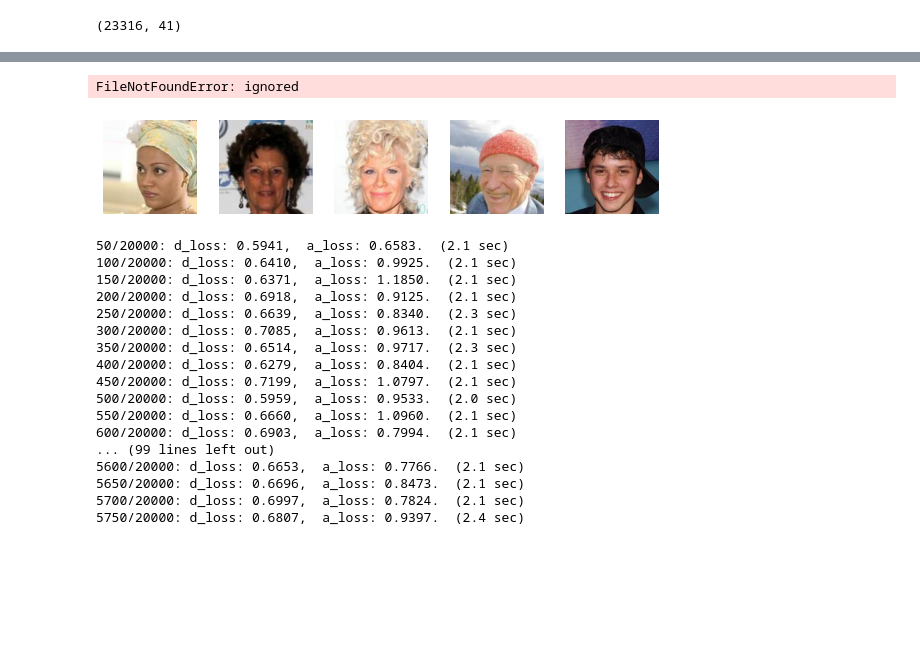
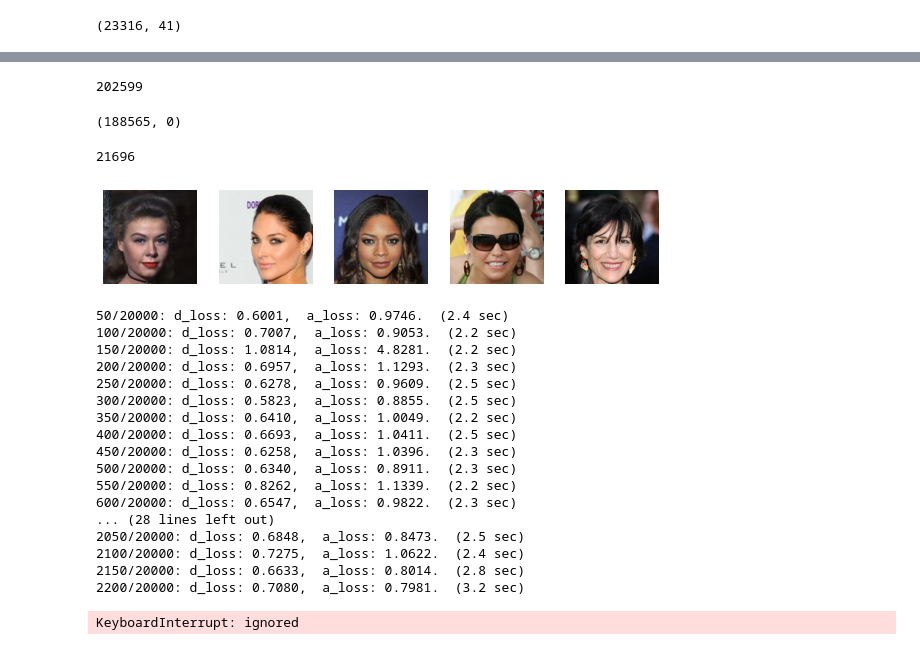
Before and after one commit to GrueneKatze/GANs, a Jupyter notebook: Face_generation.ipynb, the cells around one changed output, grey strips where cells are left out. Drawn from its saved outputs; the diff is of its cells as text; code cells hidden in the pictures; blank space fills up the shorter version.

```diff
--- a/Face_generation.ipynb
+++ b/Face_generation.ipynb
@@ -248 +248,6 @@ fblackh.sample(3)
+# %%
+im_names = fblackh['image_id'].to_list()
+#im_names
+# %%
+c= im_names[1620:]
 # %%
@@ -252,40 +266,54 @@ False
+# %%
+os.listdir('/content/gdrive/MyDrive/Celeba/cel/img_align_celeba')[:10]
+#len(os.listdir('/content/gdrive/MyDrive/Celeba/cel/img_align_celeba'))
+#os.path.isfile('/content/gdrive/MyDrive/Celeba/cel/img_align_celeba/000011.jpg')
+# %% [output]
+202599
 # %%
-l = ['080129.jpg', '175809.jpg']
-for i in l:
+#l = ['080129.jpg', '175809.jpg']
+#l = ['000011.jpg', '000017.jpg']
+for i in c:#im_names:
   shutil.move('/content/gdrive/MyDrive/Celeba/cel/img_align_celeba/'+i, '/content/gdrive/MyDrive/Celeba/femblackh')
-# %% [output]
-FileNotFoundError: ignored
+# %%
+len(os.listdir('/content/gdrive/MyDrive/Celeba/cel/img_align_celeba')), len(os.listdir('/content/gdrive/MyDrive/Celeba/femblackh'))
+# %% [output]
+(188565, 0)
+# %%
+#len(os.listdir('/content/gdrive/MyDrive/Celeba/cel/img_align_celeba')), len(os.listdir('/content/gdrive/MyDrive/Celeba/femblackh'))
+len(os.listdir('/content/gdrive/MyDrive/Celeba/femblackh'))
+# %% [output]
+21696
 # %%
 #4
 # %%
 
 #
 
-PIC_DIR = '/content/gdrive/MyDrive/Celeba/cel/img_align_celeba/'
+PIC_DIR = '/content/gdrive/MyDrive/Celeba/femblackh/'#'/content/gdrive/MyDrive/Celeba/cel/img_align_celeba/'
 #r'C:\Users\Tanya\Desktop\img_align_celeba'#r'C:\Users\Tanya\Desktop\GAN_Celeba\img_align_celeba'
 #r'C:\Users\Tanya\Desktop\GAN_Celeba\img_align_celeba'#r'C:\Users\Tanya\Desktop\GAN_Celeba\img_align_celeba/'
-IMAGES_COUNT = 10000
+IMAGES_COUNT = 23316
 ORIG_WIDTH = 178
 ORIG_HEIGHT = 208
 diff = (ORIG_HEIGHT - ORIG_WIDTH) // 2
 WIDTH = 128
 HEIGHT = 128
 crop_rect = (0, diff, ORIG_WIDTH, ORIG_HEIGHT - diff)
 images = []
 for pic_file in tqdm(os.listdir(PIC_DIR)[:IMAGES_COUNT]):
     pic = Image.open(PIC_DIR + pic_file).crop(crop_rect)
     pic.thumbnail((WIDTH, HEIGHT), Image.ANTIALIAS)
     images.append(np.uint8(pic)) #Normalize the images
 images = np.array(images) / 255
-images.shape #print first 25 images
+images.shape #print first 5 images
 plt.figure(1, figsize=(10, 10))
 for i in range(5):
     plt.subplot(5, 5, i+1)
     plt.imshow(images[i])
     plt.axis('off')
 plt.show()
 # %% [output]
-[figure, old version]
+[figure, new version]
 # %%
 #https://github.com/nageshsinghc4/Face-generation-GAN/blob/master/face_GAN.ipynb
 LATENT_DIM = 32
@@ -428,20 +456,21 @@ plt.xlabel('Epochs')
 plt.ylabel('Adversary losses')
 plt.show()
 # %% [output]
-50/20000: d_loss: 0.5941,  a_loss: 0.6583.  (2.1 sec)
-100/20000: d_loss: 0.6410,  a_loss: 0.9925.  (2.1 sec)
-150/20000: d_loss: 0.6371,  a_loss: 1.1850.  (2.1 sec)
-200/20000: d_loss: 0.6918,  a_loss: 0.9125.  (2.1 sec)
-250/20000: d_loss: 0.6639,  a_loss: 0.8340.  (2.3 sec)
-300/20000: d_loss: 0.7085,  a_loss: 0.9613.  (2.1 sec)
-350/20000: d_loss: 0.6514,  a_loss: 0.9717.  (2.3 sec)
-400/20000: d_loss: 0.6279,  a_loss: 0.8404.  (2.1 sec)
-450/20000: d_loss: 0.7199,  a_loss: 1.0797.  (2.1 sec)
-500/20000: d_loss: 0.5959,  a_loss: 0.9533.  (2.0 sec)
-550/20000: d_loss: 0.6660,  a_loss: 1.0960.  (2.1 sec)
-600/20000: d_loss: 0.6903,  a_loss: 0.7994.  (2.1 sec)
-... (99 lines left out)
-5600/20000: d_loss: 0.6653,  a_loss: 0.7766.  (2.1 sec)
-5650/20000: d_loss: 0.6696,  a_loss: 0.8473.  (2.1 sec)
-5700/20000: d_loss: 0.6997,  a_loss: 0.7824.  (2.1 sec)
-5750/20000: d_loss: 0.6807,  a_loss: 0.9397.  (2.4 sec)
+50/20000: d_loss: 0.6001,  a_loss: 0.9746.  (2.4 sec)
+100/20000: d_loss: 0.7007,  a_loss: 0.9053.  (2.2 sec)
+150/20000: d_loss: 1.0814,  a_loss: 4.8281.  (2.2 sec)
+200/20000: d_loss: 0.6957,  a_loss: 1.1293.  (2.3 sec)
+250/20000: d_loss: 0.6278,  a_loss: 0.9609.  (2.5 sec)
+300/20000: d_loss: 0.5823,  a_loss: 0.8855.  (2.5 sec)
+350/20000: d_loss: 0.6410,  a_loss: 1.0049.  (2.2 sec)
+400/20000: d_loss: 0.6693,  a_loss: 1.0411.  (2.5 sec)
+450/20000: d_loss: 0.6258,  a_loss: 1.0396.  (2.3 sec)
+500/20000: d_loss: 0.6340,  a_loss: 0.8911.  (2.3 sec)
+550/20000: d_loss: 0.8262,  a_loss: 1.1339.  (2.2 sec)
+600/20000: d_loss: 0.6547,  a_loss: 0.9822.  (2.3 sec)
+... (28 lines left out)
+2050/20000: d_loss: 0.6848,  a_loss: 0.8473.  (2.5 sec)
+2100/20000: d_loss: 0.7275,  a_loss: 1.0622.  (2.4 sec)
+2150/20000: d_loss: 0.6633,  a_loss: 0.8014.  (2.8 sec)
+2200/20000: d_loss: 0.7080,  a_loss: 0.7981.  (3.2 sec)
+KeyboardInterrupt: ignored
```
Also changed, not shown: parts of 4 cells of this notebook.
